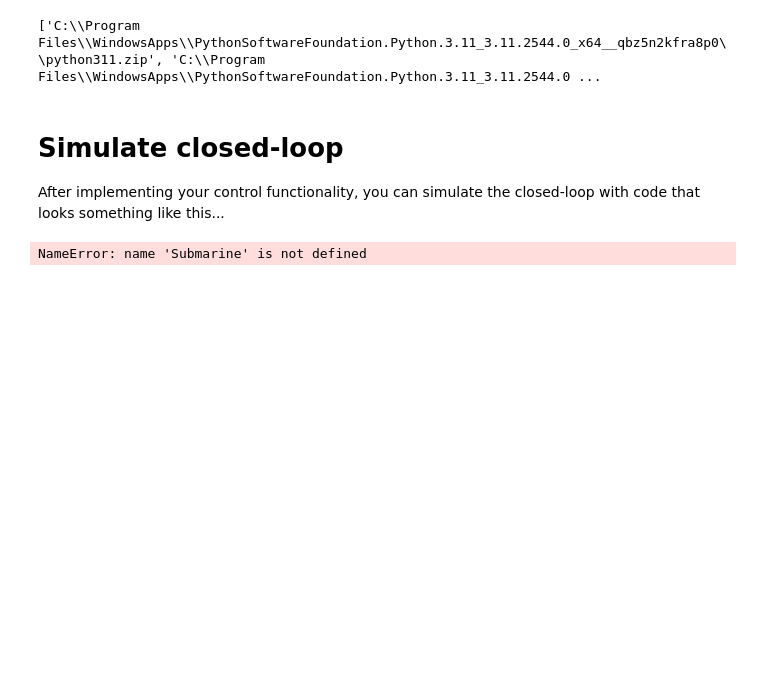
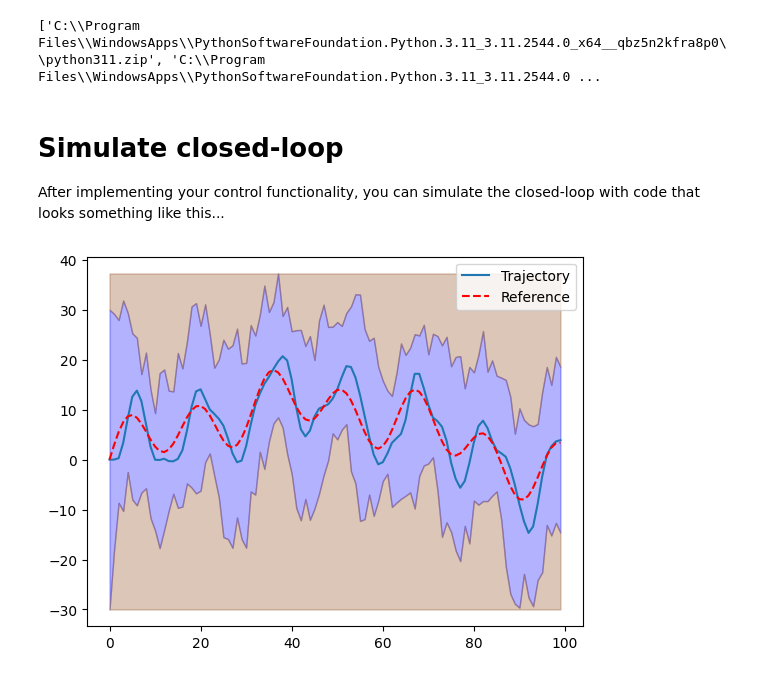
Before and after one commit to JYLee1626/B1, a Jupyter notebook: demo.ipynb, the cells around one changed output. Drawn from its saved outputs; the diff is of its cells as text; code cells hidden in the pictures; blank space fills up the shorter version.

```diff
--- a/demo.ipynb
+++ b/demo.ipynb
@@ -14,26 +14,28 @@ print(sys.path)
 # Simulate closed-loop
 After implementing your control functionality, you can simulate the closed-loop with code that looks something like this...
 # %%
-# Import relevant modules
 # Define the gains for the controller
-gains = {'Kp': 0.15, 'Ki': 0.0, 'Kd': 0.6}
+gains = {'Kp': 0.2, 'Ki': 0.0, 'Kd': 0.6}
 
 # Instantiate the controller and submarine
 controller = Controller(gains)
 sub = Submarine()
 
-# Load the mission from the mission.csv file
+# Generate a random mission or load from CSV
+# Option 1: Load the mission from the mission.csv file (in current directory)
 mission = Mission.from_csv('mission.csv')
 
-# Instantiate your controller (dependi
-# ng on your implementation)
+# Instantiate the closed loop system
 closed_loop = ClosedLoop(sub, controller)
-mission = Mission.from_csv("path/to/file") # You must implement this method in the Mission class
 
-trajectory = closed_loop.simulate_with_random_disturbances(mission)
+# Simulate the system with random disturbances
+variance = 0.5  # You can adjust the variance to see how it affects the disturbances
+trajectory = closed_loop.simulate_with_random_disturbances(mission, variance)
+
+# Plot the completed mission including the reference trajectory and submarine trajectory
 trajectory.plot_completed_mission(mission)
 # %% [output]
-NameError: name 'Submarine' is not defined
+[figure, added]
 # %%
 # Define the gains for the controller
 gains = {'Kp': 0.2, 'Ki': 0.0, 'Kd': 0.6}
```
Also changed, not shown: parts of 1 cell of this notebook.
